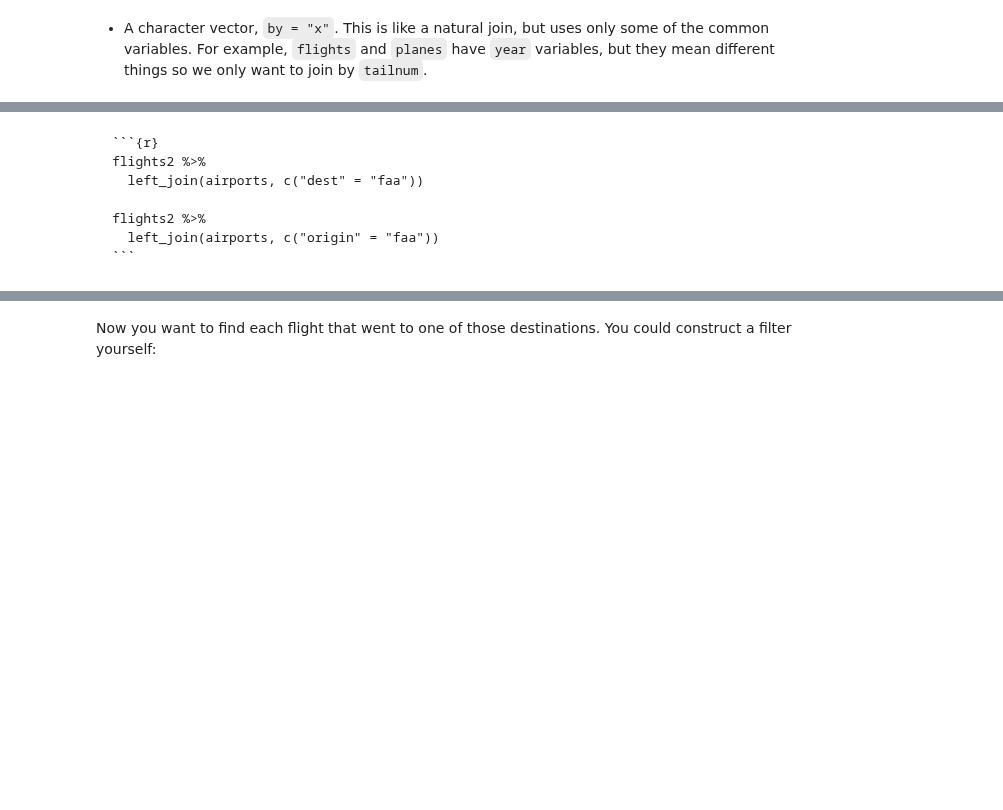
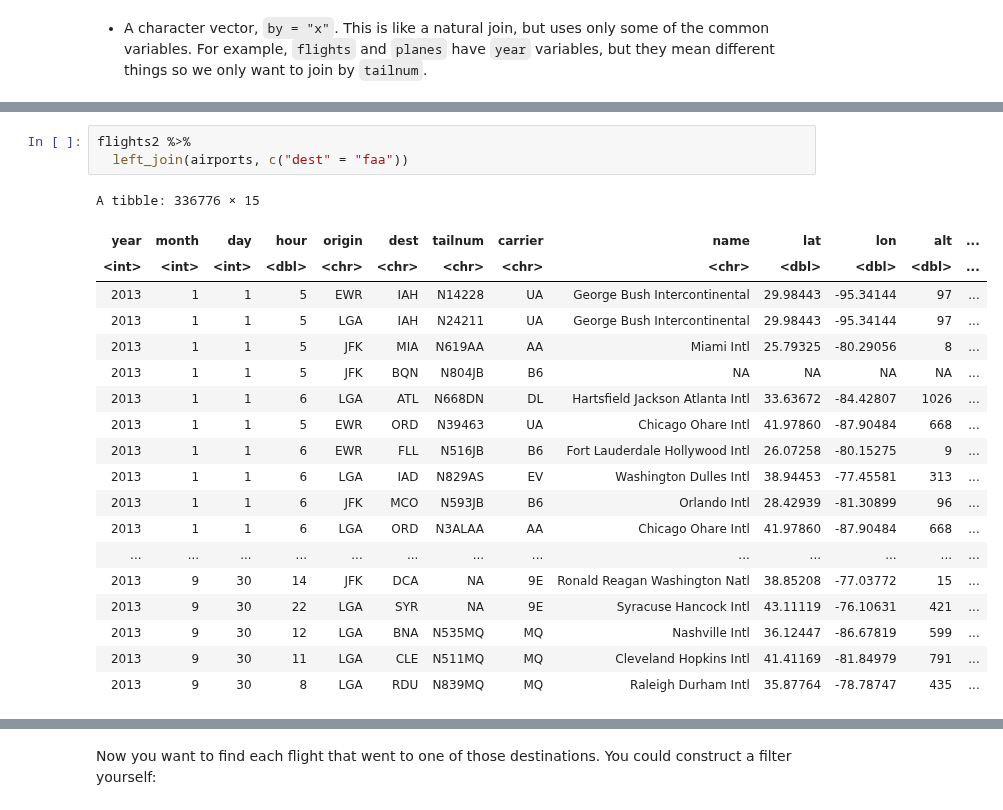
Before and after one commit to fralfaro/r4ds-book, a Jupyter notebook: docs/13_relational_data.ipynb, the cells around one changed output, grey strips where cells are left out. Saved outputs shown, nothing was run; the diff lists cells and outputs as text; blank space fills up the shorter version.

````diff
--- a/docs/13_relational_data.ipynb
+++ b/docs/13_relational_data.ipynb
@@ -458,12 +678,26 @@ You can use other values for `by` to connect the tables in other ways:
 
     For example, if we want to draw a map we need to combine the flights data with the airports data which contains the location (`lat` and `lon`) of each airport.
     Each flight has an origin and destination `airport`, so we need to specify which one we want to join to:
-# %% [markdown]
-
-    ```{r}
-    flights2 %>%
-      left_join(airports, c("dest" = "faa"))
-
-    flights2 %>%
-      left_join(airports, c("origin" = "faa"))
-    ```
+# %%
+flights2 %>%
+  left_join(airports, c("dest" = "faa"))
+# %% [output]
+A tibble: 336776 × 15
+| year | month | day | hour | origin | dest | tailnum | carrier | name | lat | lon | alt | ... |
+| <int> | <int> | <int> | <dbl> | <chr> | <chr> | <chr> | <chr> | <chr> | <dbl> | <dbl> | <dbl> | ... |
+| 2013 | 1 | 1 | 5 | EWR | IAH | N14228 | UA | George Bush Intercontinental | 29.98443 | -95.34144 | 97 | ... |
+| 2013 | 1 | 1 | 5 | LGA | IAH | N24211 | UA | George Bush Intercontinental | 29.98443 | -95.34144 | 97 | ... |
+| 2013 | 1 | 1 | 5 | JFK | MIA | N619AA | AA | Miami Intl | 25.79325 | -80.29056 | 8 | ... |
+| 2013 | 1 | 1 | 5 | JFK | BQN | N804JB | B6 | NA | NA | NA | NA | ... |
+| 2013 | 1 | 1 | 6 | LGA | ATL | N668DN | DL | Hartsfield Jackson Atlanta Intl | 33.63672 | -84.42807 | 1026 | ... |
+| 2013 | 1 | 1 | 5 | EWR | ORD | N39463 | UA | Chicago Ohare Intl | 41.97860 | -87.90484 | 668 | ... |
+| 2013 | 1 | 1 | 6 | EWR | FLL | N516JB | B6 | Fort Lauderdale Hollywood Intl | 26.07258 | -80.15275 | 9 | ... |
+| 2013 | 1 | 1 | 6 | LGA | IAD | N829AS | EV | Washington Dulles Intl | 38.94453 | -77.45581 | 313 | ... |
+| 2013 | 1 | 1 | 6 | JFK | MCO | N593JB | B6 | Orlando Intl | 28.42939 | -81.30899 | 96 | ... |
+| 2013 | 1 | 1 | 6 | LGA | ORD | N3ALAA | AA | Chicago Ohare Intl | 41.97860 | -87.90484 | 668 | ... |
+| ... | ... | ... | ... | ... | ... | ... | ... | ... | ... | ... | ... | ... |
+| 2013 | 9 | 30 | 14 | JFK | DCA | NA | 9E | Ronald Reagan Washington Natl | 38.85208 | -77.03772 | 15 | ... |
+| 2013 | 9 | 30 | 22 | LGA | SYR | NA | 9E | Syracuse Hancock Intl | 43.11119 | -76.10631 | 421 | ... |
+| 2013 | 9 | 30 | 12 | LGA | BNA | N535MQ | MQ | Nashville Intl | 36.12447 | -86.67819 | 599 | ... |
+| 2013 | 9 | 30 | 11 | LGA | CLE | N511MQ | MQ | Cleveland Hopkins Intl | 41.41169 | -81.84979 | 791 | ... |
+| 2013 | 9 | 30 | 8 | LGA | RDU | N839MQ | MQ | Raleigh Durham Intl | 35.87764 | -78.78747 | 435 | ... |
````
Also changed, not shown: parts of 88 cells of this notebook.
